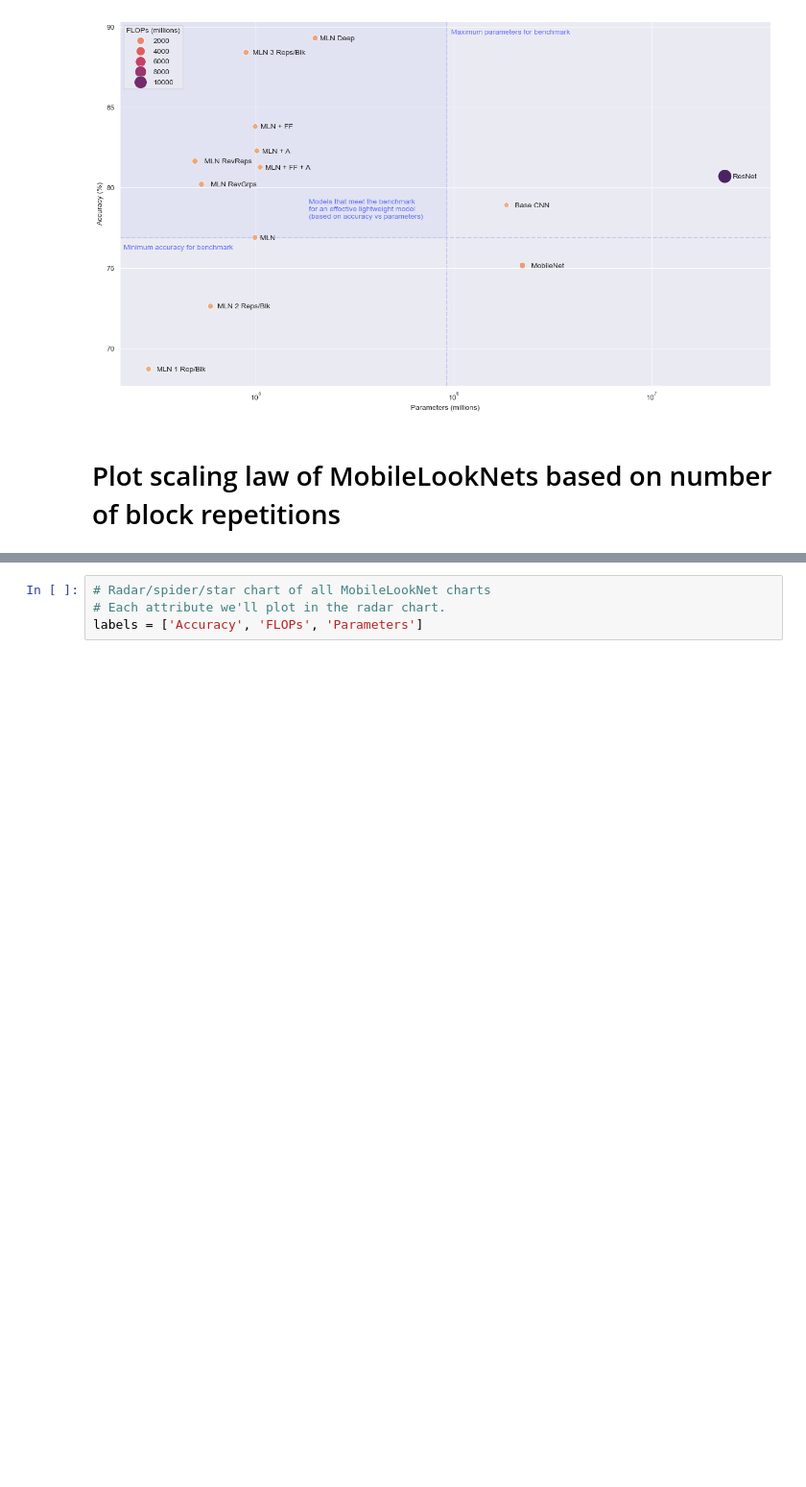
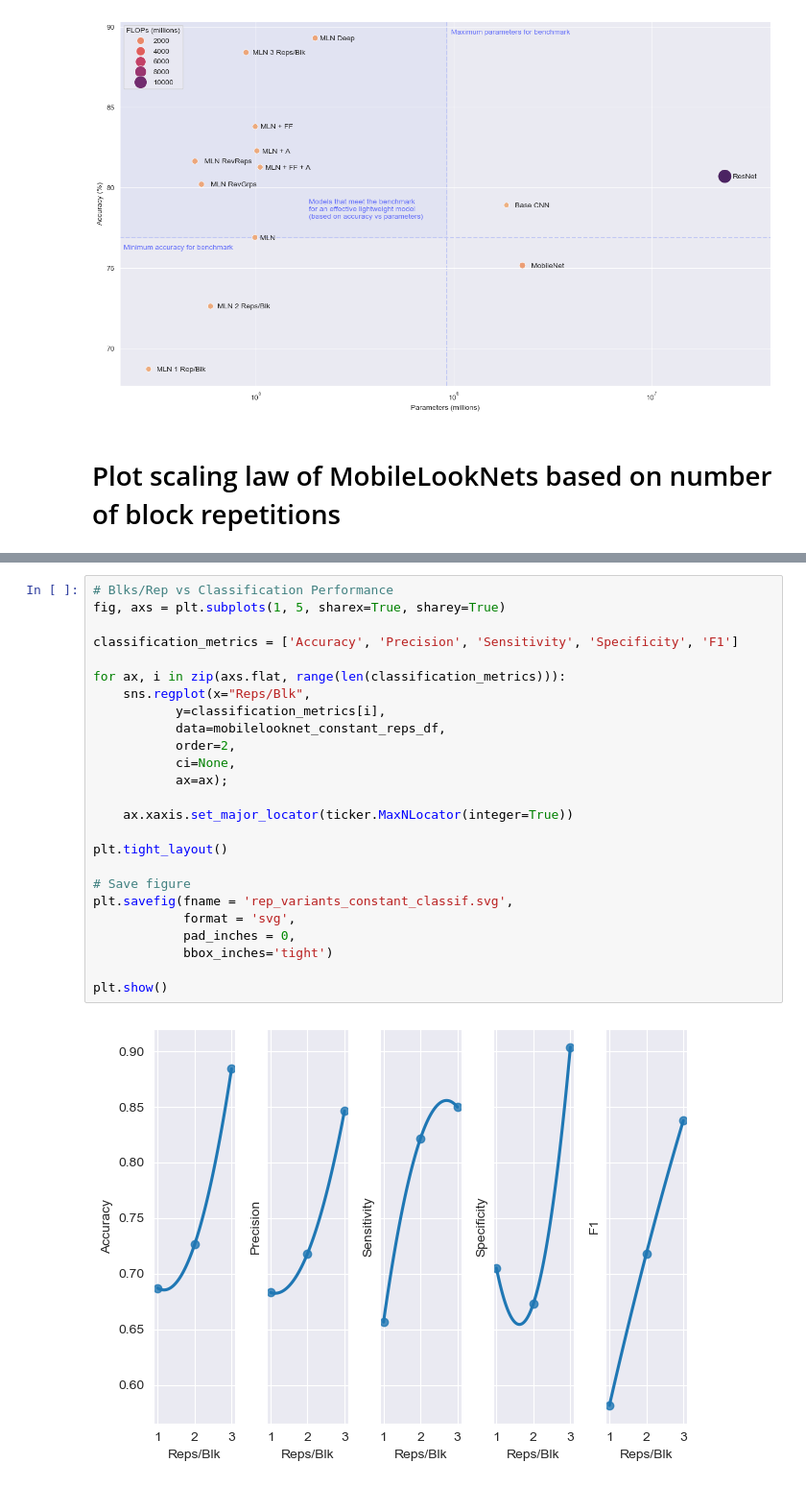
Before and after one commit to IrishMorales/lightweight-cnn-for-bone-metastasis, a Jupyter notebook: results/graphs.ipynb, the cells around one changed output, grey strips where cells are left out. Shown at 96% size. Saved outputs shown, nothing was run; the diff lists cells and outputs as text; blank space fills up the shorter version.

```diff
--- a/results/graphs.ipynb
+++ b/results/graphs.ipynb
@@ -275,4 +327,27 @@ plt.show()
 # %%
-# Radar/spider/star chart of all MobileLookNet charts
-# Each attribute we'll plot in the radar chart.
-labels = ['Accuracy', 'FLOPs', 'Parameters']
+# Blks/Rep vs Classification Performance
+fig, axs = plt.subplots(1, 5, sharex=True, sharey=True)
+
+classification_metrics = ['Accuracy', 'Precision', 'Sensitivity', 'Specificity', 'F1']
+
+for ax, i in zip(axs.flat, range(len(classification_metrics))):
+    sns.regplot(x="Reps/Blk",
+           y=classification_metrics[i],
+           data=mobilelooknet_constant_reps_df,
+           order=2,
+           ci=None,
+           ax=ax);
+
+    ax.xaxis.set_major_locator(ticker.MaxNLocator(integer=True))
+
+plt.tight_layout()
+
+# Save figure
+plt.savefig(fname = 'rep_variants_constant_classif.svg',
+            format = 'svg',
+            pad_inches = 0,
+            bbox_inches='tight')
+
+plt.show()
+# %% [output]
+[figure, added]
```
Also changed, not shown: parts of 7 cells of this notebook, 4 other files.
